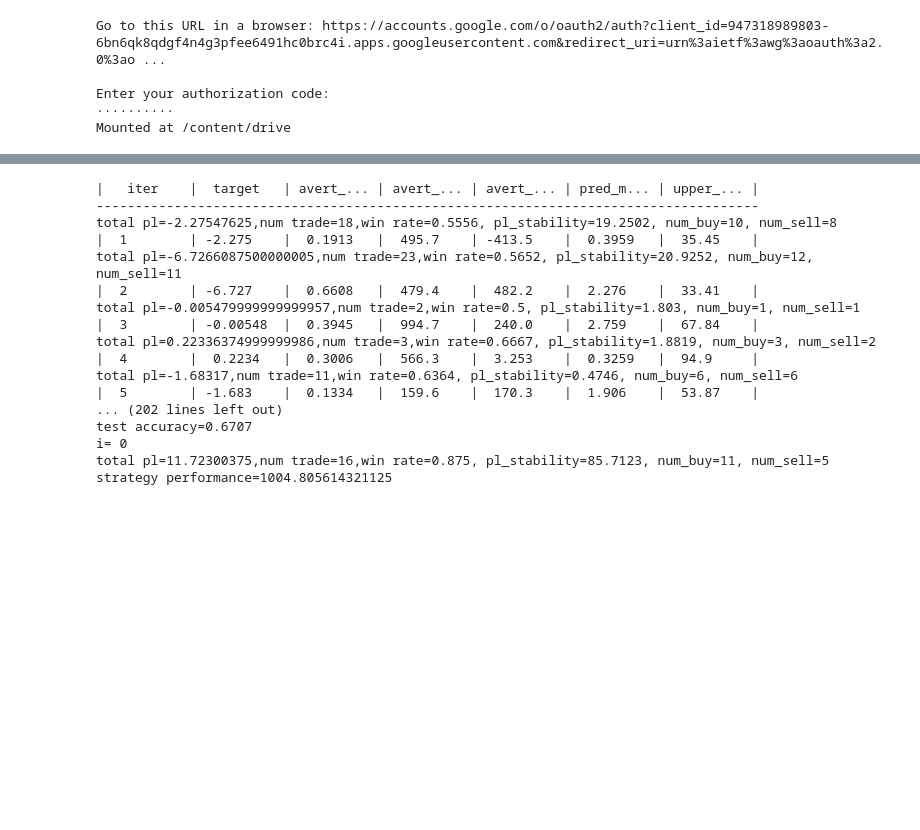
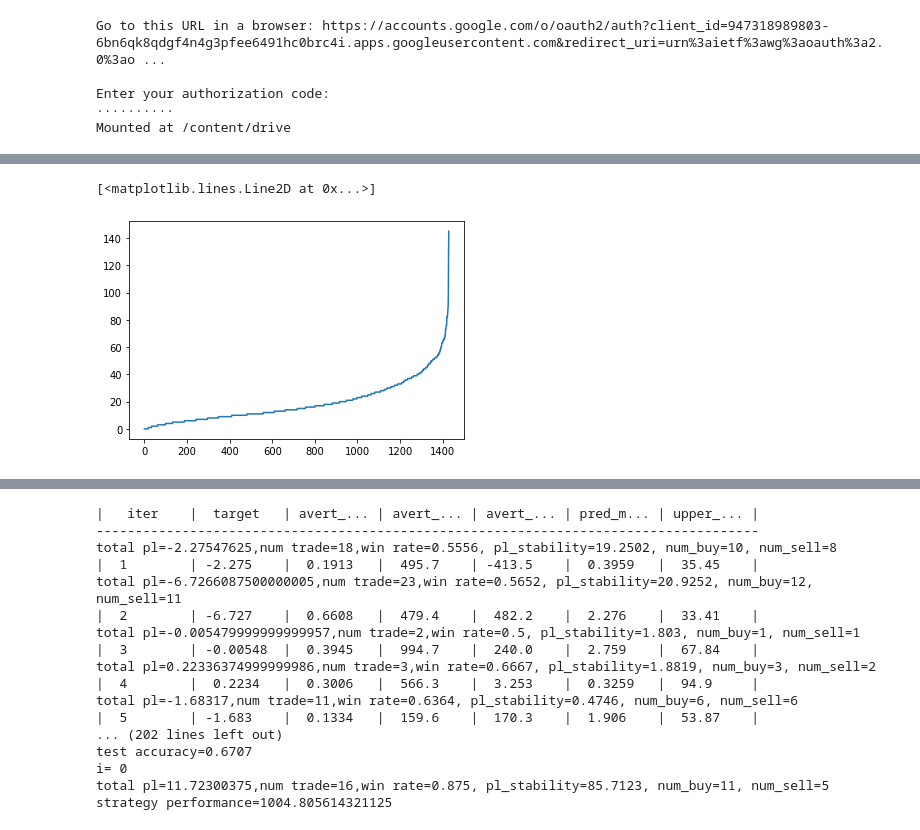
Before and after one commit to alunfes/mex-bot, a Jupyter notebook: Lgb_BPSP5.ipynb, the cells around one changed output, grey strips where cells are left out. Drawn from its saved outputs; the diff is of its cells as text; code cells hidden in the pictures; blank space fills up the shorter version.

```diff
--- a/Lgb_BPSP5.ipynb
+++ b/Lgb_BPSP5.ipynb
@@ -2624,10 +2624,10 @@ corr_kijun = 0.7
 from_ind = 100000
 to_ind = 244000
 
-train_len = 15000
-test_len = 10000
+train_len = 55000
+test_len = 80000
 opt_len = 4000
-test_start_ind = 95000 #should be larger than train_len
+test_start_ind = 55000 #should be larger than train_len
 valid_size = 0.1
 num_loop = 1
 
@@ -2656,6 +2656,8 @@ ac = SimAccount()
 ac2 = SimAccount()
 start_ind_log = 0
 end_ind_log = 0
+
+opt_params = {}
 
 for i in range(num_loop):
     lgbmodel = LgbModel()
@@ -2725,13 +2727,17 @@ with open('/content/drive/My Drive/Model/bpsp_cols.csv', 'w') as file:
 with open('/content/drive/My Drive/Model/lgb_bpsp_model.dat', 'wb') as f:
     pickle.dump(model, f)
 
+config = {'pt_ratio':pt_ratio, 'lc_ratio':lc_ratio, 'pred_method':opt_params['pred_method'], 'upper_kijun':opt_params['upper_kijun']/100.0, 'avert_onemine':opt_params['avert_onemine'],
+            'avert_period_kijun':opt_params['avert_period_kijun'], 'avert_val_kijun':opt_params['avert_val_kijun']/10000}
+pd.DataFrame(config,index=['0']).to_csv('/content/drive/My Drive/Model/test.csv')
+
 fig, ax1 = plt.subplots()
 plt.figure(figsize=(30,30),dpi=200)
 ax1.plot(ac.performance_total_pl_log,color='red',linewidth = 3.0,label='pl')
 ax2 = ax1.twinx()
-ax2.plot(OneMinMarketData.ohlc.close[start_ind_log:end_ind_log + test_len - opt_len])
+ax2.plot(OneMinMarketData.ohlc.close[start_ind_log:end_ind_log + test_len])
 plt.show()
-print('test period=', OneMinMarketData.ohlc.dt[start_ind_log], ' - ', OneMinMarketData.ohlc.dt[end_ind_log + test_len- opt_len])
+print('test period=', OneMinMarketData.ohlc.dt[start_ind_log], ' - ', OneMinMarketData.ohlc.dt[end_ind_log + test_len])
 print('total pl={},num trade={},win rate={}, pl_stability={}, num_buy={}, num_sell={}'.format(ac.total_pl,ac.num_trade,ac.win_rate, ac.pl_stability, ac.num_buy,ac.num_sell))
 print('strategy performance={}'.format(ac.total_pl * ac.pl_stability))
 
@@ -2788,3 +2790,7 @@ total pl=-0.29958874999999996,num trade=1,win rate=0.0, pl_stability=0.975, num_
 # %%
 importance = pd.DataFrame(model.feature_importance(), index=list(train_xb.columns), columns=['importance'])
-importance.sort_values('importance', ascending=False)[:50]
+#importance.sort_values('importance', ascending=True)[:50]
+plt.plot(importance.sort_values('importance', ascending=True).values)
+# %% [output]
+[<matplotlib.lines.Line2D at 0x...>]
+[figure, added]
```
Also changed, not shown: parts of 10 cells of this notebook, 4 other files.
